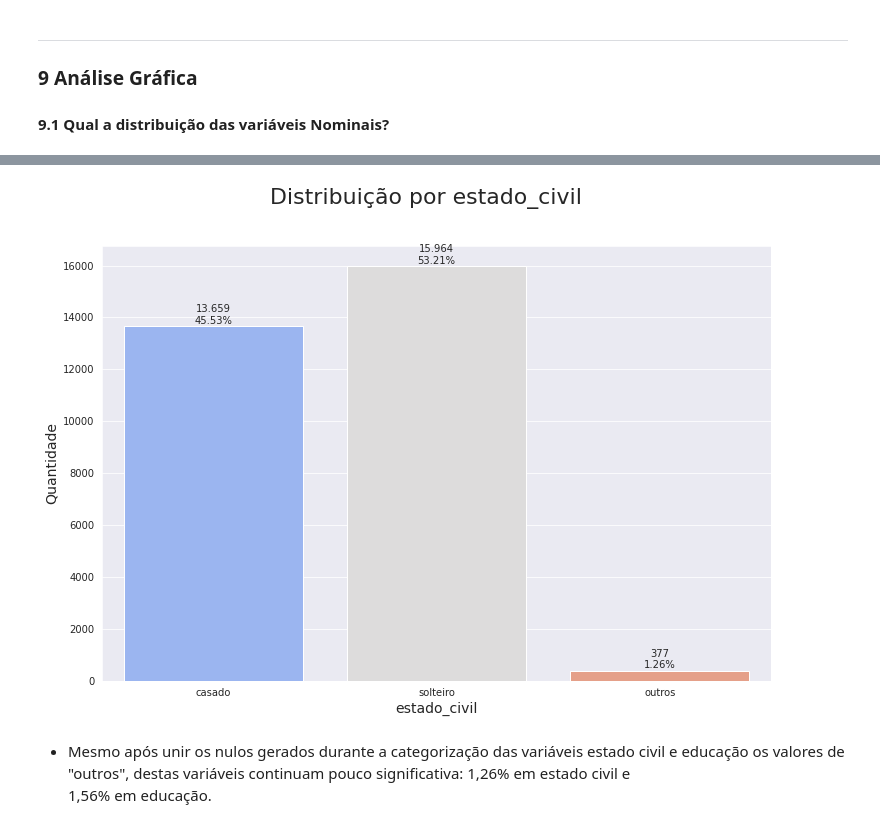
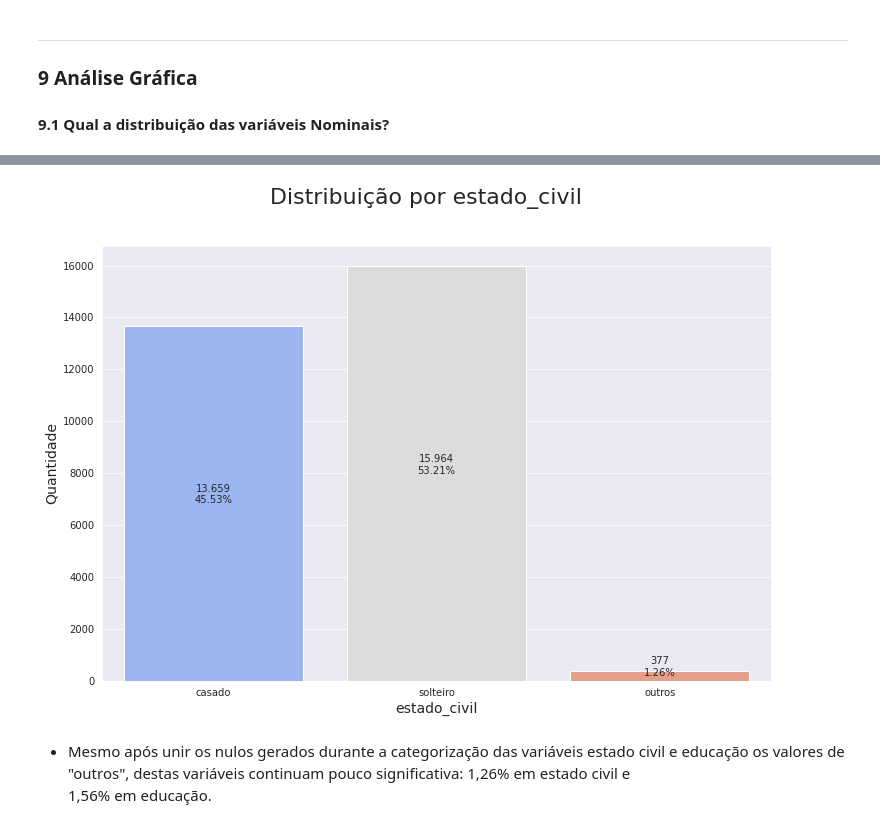
Before and after one commit to atlantico-academy/datagearscore, a Jupyter notebook: notebooks/analise_exploratoria.ipynb, the cells around one changed output, grey strips where cells are left out. Cells and saved outputs as stored; diff of their text form; code cells hidden in the pictures.

```diff
--- a/notebooks/analise_exploratoria.ipynb
+++ b/notebooks/analise_exploratoria.ipynb
@@ -381,11 +381,11 @@ ___________
 sns.set_style('darkgrid')
 ax = sns.countplot( data=df, x='educacao', palette='coolwarm')
 ax.figure.set_size_inches(12, 8)
-total = float(len(df))
+total = float(sum([p.get_height() for p in ax.patches]))
 for p in ax.patches:
     valores = "{0}\n{1:.2f}%".format(f'{p.get_height():_.2f}'.replace('.',',').replace('_','.')[:-3],100 * p.get_height()/total)
     x = p.get_x() + p.get_width()/2
-    y = p.get_height() + 100
+    y = p.get_height() /2
     ax.annotate(valores, (x, y),ha='center')
 plt.suptitle('Distribuição por Educação', fontsize=22)
 plt.ylabel('Quantidade', size=14)
@@ -395,0 +413,15 @@ plt.show()
+# %%
+sns.set_style('darkgrid')
+ax = sns.barplot( data=df, x="educacao", y="limite", hue='sexo', palette='coolwarm', estimator=np.sum)
+ax.figure.set_size_inches(12, 8)
+total = float(sum([p.get_height() for p in ax.patches]))
+for p in ax.patches:
+    valores = "{0}\n{1:.2f}%".format(f'{p.get_height():_.2f}'.replace('.',',').replace('_','.')[:-3],100 * p.get_height()/total)
+    x = p.get_x() + p.get_width()/2
+    y = p.get_height() /2
+    ax.annotate(valores, (x, y),ha='center')
+plt.ticklabel_format(style='plain', axis='y',useOffset=False)
+plt.suptitle('Soma dos limites por Educação e Sexo', fontsize=22)
+plt.ylabel('Soma Limites', size=14)
+plt.xlabel('Educação', size=14)
+plt.show()
@@ -397,12 +431,13 @@ plt.show()
 sns.set_style('darkgrid')
 ax = sns.countplot( data=df, x='sexo', palette='coolwarm')
 ax.figure.set_size_inches(12, 8)
-total = float(len(df))
+total = float(sum([p.get_height() for p in ax.patches]))
 for p in ax.patches:
     valores = "{0}\n{1:.2f}%".format(f'{p.get_height():_.2f}'.replace('.',',').replace('_','.')[:-3],100 * p.get_height()/total)
     x = p.get_x() + p.get_width()/2
-    y = p.get_height() + 100
+    y = p.get_height() /2
     ax.annotate(valores, (x, y),ha='center')
+plt.ticklabel_format(style='plain', axis='y',useOffset=False)
 plt.suptitle('Distribuição por Sexo', fontsize=22)
 plt.ylabel('Quantidade', size=14)
 plt.xlabel('Sexo', size=14)
@@ -411,0 +447,15 @@ plt.show()
+# %%
+sns.set_style('darkgrid')
+ax = sns.barplot( data=df, x="sexo", y="limite", palette='coolwarm', estimator= np.sum)
+ax.figure.set_size_inches(12, 8)
+total = float(sum([p.get_height() for p in ax.patches]))
+for p in ax.patches:
+    valores = "{0}\n{1:.2f}%".format(f'{p.get_height():_.2f}'.replace('.',',').replace('_','.')[:-3],100 * p.get_height()/total)
+    x = p.get_x() + p.get_width()/2
+    y = p.get_height() /2
+    ax.annotate(valores, (x, y),ha='center')
+plt.ticklabel_format(style='plain', axis='y',useOffset=False)
+plt.suptitle('Soma dos limites por Sexo', fontsize=22)
+plt.ylabel('Soma Limites', size=14)
+plt.xlabel('sexo', size=14)
+plt.show()
@@ -412,19 +464,19 @@ plt.show()
 # %%
 sns.set_style('darkgrid')
 ax = sns.countplot( data=df, x='estado_civil', palette='coolwarm')
 ax.figure.set_size_inches(12, 8)
-total = float(len(df))
+total = float(sum([p.get_height() for p in ax.patches]))
 for p in ax.patches:
     valores = "{0}\n{1:.2f}%".format(f'{p.get_height():_.2f}'.replace('.',',').replace('_','.')[:-3],100 * p.get_height()/total)
     x = p.get_x() + p.get_width()/2
-    y = p.get_height() + 100
+    y = p.get_height() /2
     ax.annotate(valores, (x, y),ha='center')
 plt.suptitle('Distribuição por estado_civil', fontsize=22)
 plt.ylabel('Quantidade', size=14)
 plt.xlabel('estado_civil', size=14)
 plt.show()
 # %% [output]
-[figure, old version]
+[figure, new version]
 # %% [markdown]
  * Mesmo após unir os nulos gerados durante a categorização das variáveis estado civil e educação os valores de "outros", destas variáveis continuam pouco significativa:
  1,26% em estado civil e
```
Also changed, not shown: parts of 21 cells of this notebook.
